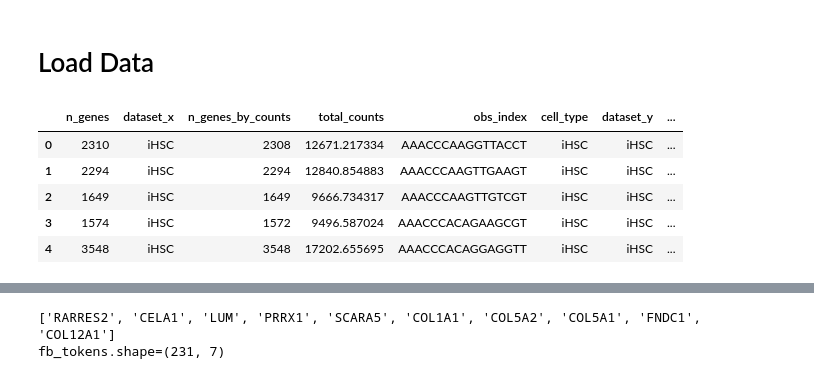
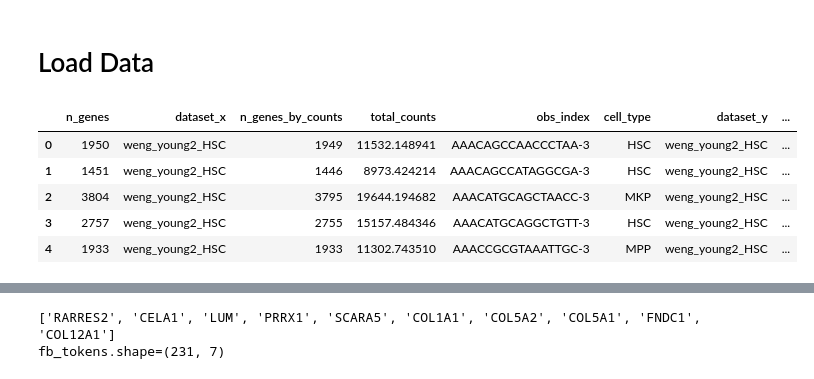
Before and after one commit to CooperStansbury/hematokytos, a Jupyter notebook: notebooks/gene_expression.ipynb, the cells around one changed output, grey strips where cells are left out. Saved outputs shown, nothing was run; the diff lists cells and outputs as text; code cells hidden in the pictures.

```diff
--- a/notebooks/gene_expression.ipynb
+++ b/notebooks/gene_expression.ipynb
@@ -94,13 +94,21 @@ hsc_tokens.shape=(177, 7)
 # %%
 fpath = "/scratch/indikar_root/indikar1/cstansbu/hematokytos/tokenized_data/merged_adata.dataset"
 data = load_from_disk(fpath)
-data = data.filter(lambda x: x['standard_cell_type'] == 'iHSC')
+data = data.filter(lambda x: x['dataset_x'] in ['iHSC', 'sc_fib', 'weng_young2_HSC'])
 df = data.to_pandas()
+label_map = {
+    'iHSC' : 'iHSC',
+    'sc_fib' : 'scFib',
+    'weng_young2_HSC' : 'Native HSC',
+
+}
+
+df['label'] = df['dataset_x'].map(label_map)
 df.head()
 # %% [output]
 |  | n_genes | dataset_x | n_genes_by_counts | total_counts | obs_index | cell_type | dataset_y | ... |
-| 0 | 2310 | iHSC | 2308 | 12671.217334 | AAACCCAAGGTTACCT | iHSC | iHSC | ... |
-| 1 | 2294 | iHSC | 2294 | 12840.854883 | AAACCCAAGTTGAAGT | iHSC | iHSC | ... |
-| 2 | 1649 | iHSC | 1649 | 9666.734317 | AAACCCAAGTTGTCGT | iHSC | iHSC | ... |
-| 3 | 1574 | iHSC | 1572 | 9496.587024 | AAACCCACAGAAGCGT | iHSC | iHSC | ... |
-| 4 | 3548 | iHSC | 3548 | 17202.655695 | AAACCCACAGGAGGTT | iHSC | iHSC | ... |
+| 0 | 1950 | weng_young2_HSC | 1949 | 11532.148941 | AAACAGCCAACCCTAA-3 | HSC | weng_young2_HSC | ... |
+| 1 | 1451 | weng_young2_HSC | 1446 | 8973.424214 | AAACAGCCATAGGCGA-3 | HSC | weng_young2_HSC | ... |
+| 2 | 3804 | weng_young2_HSC | 3795 | 19644.194682 | AAACATGCAGCTAACC-3 | MKP | weng_young2_HSC | ... |
+| 3 | 2757 | weng_young2_HSC | 2755 | 15157.484346 | AAACATGCAGGCTGTT-3 | HSC | weng_young2_HSC | ... |
+| 4 | 1933 | weng_young2_HSC | 1933 | 11302.743510 | AAACCGCGTAAATTGC-3 | MPP | weng_young2_HSC | ... |
```
Also changed, not shown: parts of 7 cells of this notebook, 3 other files.
